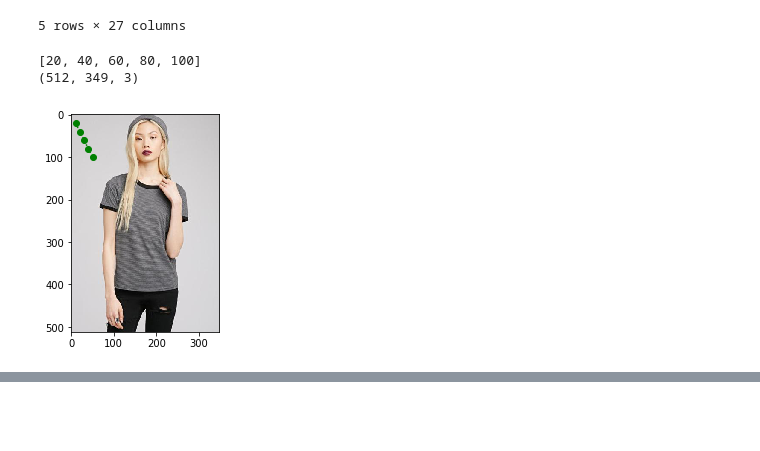
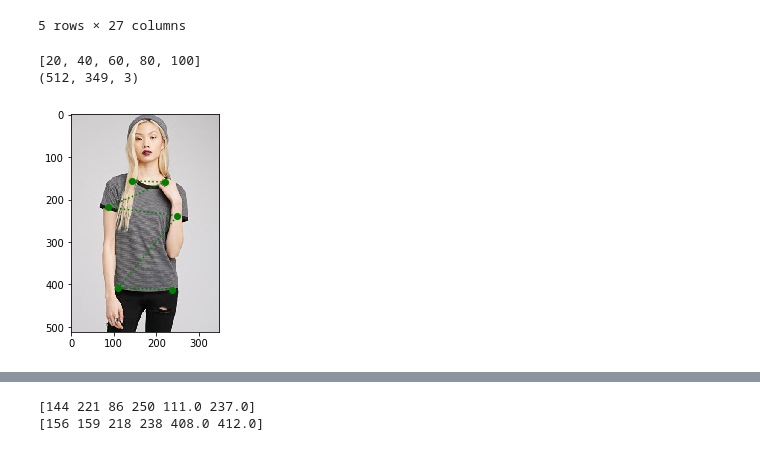
Before and after one commit to starbucksdolcelatte/FittingroomAnywhere, a Jupyter notebook: Segmentation/DeepFashion_visualize.ipynb, the cells around one changed output, grey strips where cells are left out. Drawn from its saved outputs; the diff is of its cells as text; code cells hidden in the pictures; blank space fills up the shorter version.

Commit message:
visualize landmark

```diff
--- a/Segmentation/DeepFashion_visualize.ipynb
+++ b/Segmentation/DeepFashion_visualize.ipynb
@@ -21,22 +21,22 @@ df.head()
 # %%
 import matplotlib.pyplot as plt
 import matplotlib.image as mpimg
 import numpy as np
 
 img = mpimg.imread('dataset/img/img_00000001.jpg')
 imgplot = plt.imshow(img)
 x = [10,20,30,40,50]
 y = [xx*2 for xx in x]
 print(y)
-plt.plot(x, y, label = 'y = x^2',
+plt.plot(co_x, co_y, label = 'y = x^2',
            marker = 'o',
           color = 'green',
           linestyle = ':')
 print(np.shape(img))
 # %% [output]
 [20, 40, 60, 80, 100]
 (512, 349, 3)
-[figure, old version]
+[figure, new version]
 # %%
 df.iloc[0]
 # %% [output]
@@ -59,0 +62,11 @@ Name: 0, dtype: object
+# %%
+coord[3:]
+x_index = [4+3*x for x in range(8)]
+y_index = [5+3*x for x in range(8)]
+co_x = coord[x_index][:-2]
+co_y = coord[y_index][:-2]
+print(co_x)
+print(co_y)
+# %% [output]
+[144 221 86 250 111.0 237.0]
+[156 159 218 238 408.0 412.0]
```
Also changed, not shown: parts of 1 cell of this notebook.
